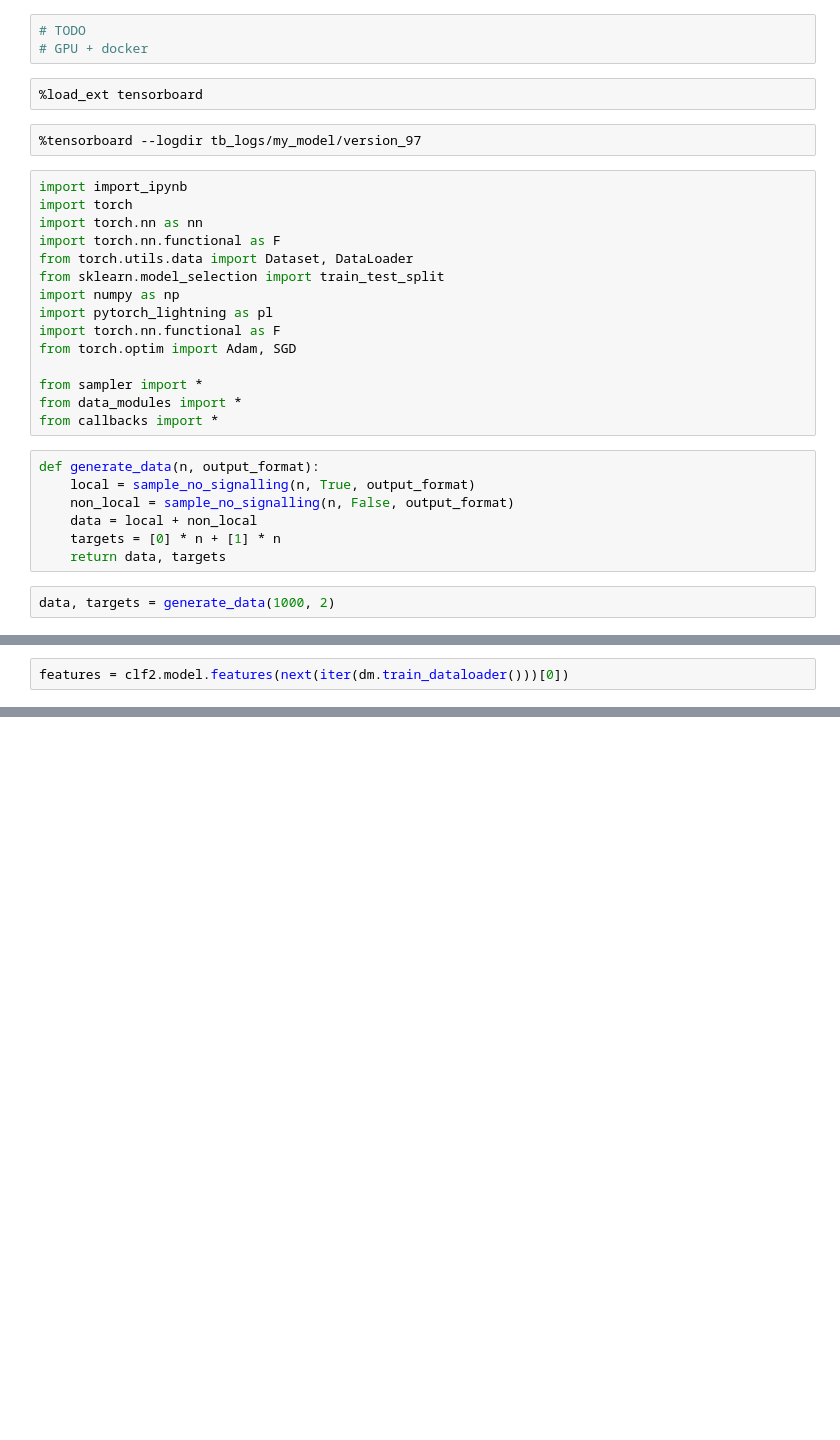
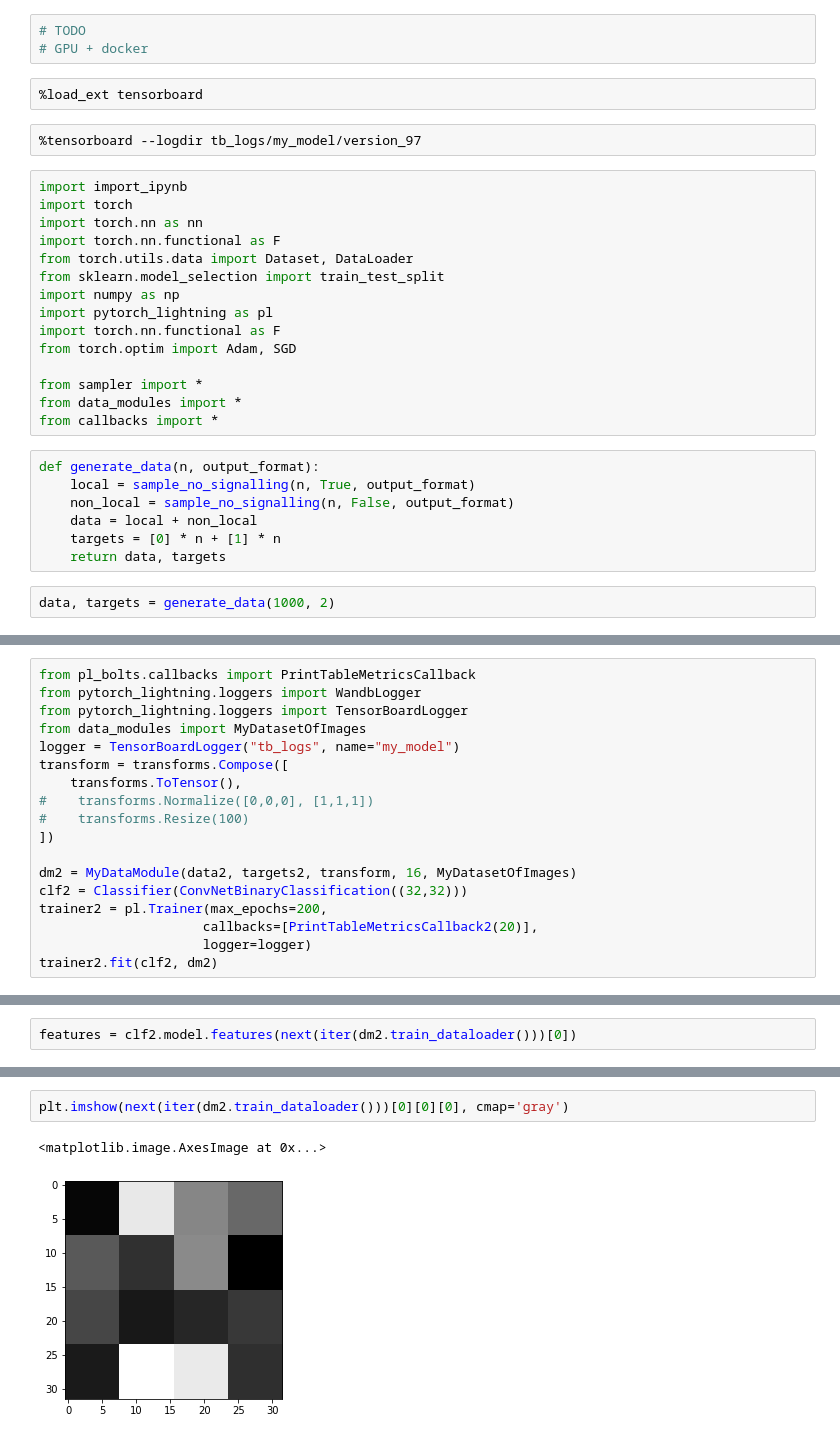
Before and after one commit to JohnnyWasilewski/Ph.D.-studies, a Jupyter notebook: train.ipynb, the cells around one changed output, grey strips where cells are left out. Cells and saved outputs as stored; diff of their text form; blank space fills up the shorter version.

```diff
--- a/train.ipynb
+++ b/train.ipynb
@@ -222,0 +261,18 @@ for i in range(16):
+# %%
+from pl_bolts.callbacks import PrintTableMetricsCallback
+from pytorch_lightning.loggers import WandbLogger
+from pytorch_lightning.loggers import TensorBoardLogger
+from data_modules import MyDatasetOfImages
+logger = TensorBoardLogger("tb_logs", name="my_model")
+transform = transforms.Compose([
+    transforms.ToTensor(),
+#    transforms.Normalize([0,0,0], [1,1,1])
+#    transforms.Resize(100)
+])
+
+dm2 = MyDataModule(data2, targets2, transform, 16, MyDatasetOfImages)
+clf2 = Classifier(ConvNetBinaryClassification((32,32)))
+trainer2 = pl.Trainer(max_epochs=200,
+                     callbacks=[PrintTableMetricsCallback2(20)],
+                     logger=logger)
+trainer2.fit(clf2, dm2)
@@ -223,5 +309,5 @@ for i in range(16):
 # %%
-features = clf2.model.features(next(iter(dm.train_dataloader()))[0])
+features = clf2.model.features(next(iter(dm2.train_dataloader()))[0])
 # %%
 plt.figure(figsize=(8, 8))
 for i in range(16):
@@ -229,0 +318,5 @@ for i in range(16):
+# %%
+plt.imshow(next(iter(dm2.train_dataloader()))[0][0][0], cmap='gray')
+# %% [output]
+<matplotlib.image.AxesImage at 0x...>
+[figure, added]
```
Also changed, not shown: parts of 23 cells of this notebook, 1 other file.
